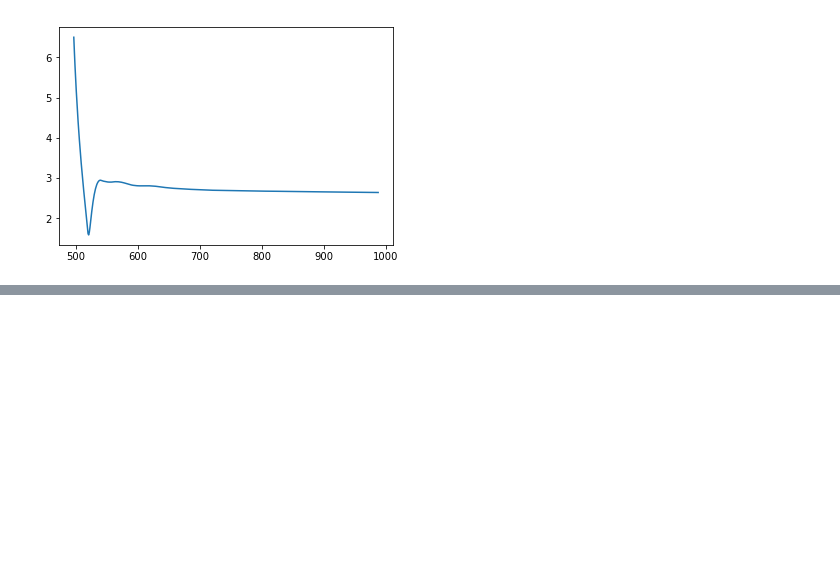
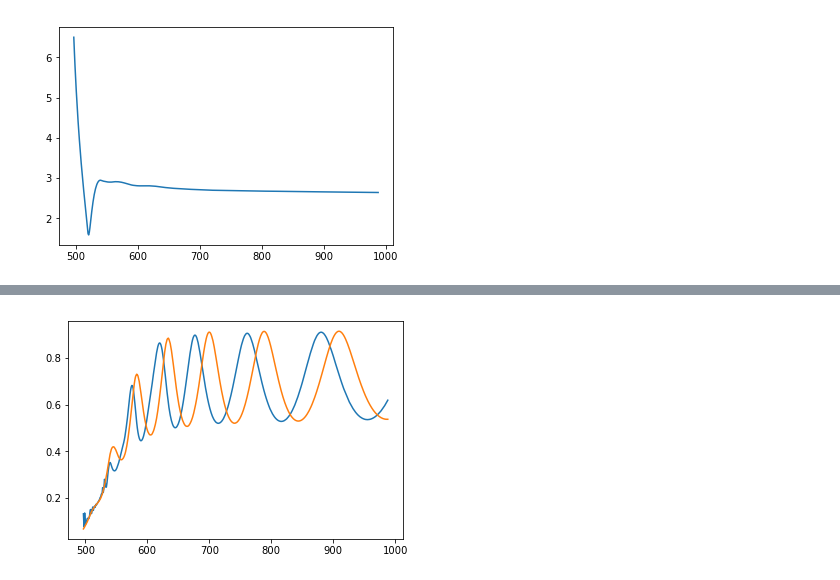
Before and after one commit to VolodyaCO/swanepoel, a Jupyter notebook: EnvelopeFORTRAN.ipynb, the cells around one changed output, grey strips where cells are left out. Saved outputs shown, nothing was run; the diff lists cells and outputs as text; code cells hidden in the pictures; blank space fills up the shorter version.

```diff
--- a/EnvelopeFORTRAN.ipynb
+++ b/EnvelopeFORTRAN.ipynb
@@ -84,0 +122,32 @@ d_values
+# %%
+# Ec. 16
+Ti = 2*top*bottom/(top+bottom)
+# Ec. 15
+F = 8*n*n*s/Ti
+x = (F - np.sqrt(F*F-(n*n-1)**3*(n*n-s*s*s*s)))/((n-1)**3*(n-s*s))
+# %%
+alpha1 = -np.log(x)/d1
+alpha2 = -np.log(x)/d2
+# %%
+# Swaneopel function for transmision:
+def T_at_lambda(lam, n, s, d, alpha):
+    """
+    n and alpha are NOT functions of lam in this function.
+    The function computes equaiton (4) of Swanepoel's paper.
+    """
+    A = 16*n*n*s
+    B = (n+1)**3*(n+s*s)
+    C = 2*(n*n-1)*(n*n-s*s)
+    D = (n-1)**3*(n-s*s)
+    phi = 4*np.pi*n*d/lam
+    x = np.exp(-alpha*d)
+    return A*x/(B-C*x*np.cos(phi)+ D*x*x)
+# %%
+predicted1 = [T_at_lambda(lambdas[i], n[i], s[i], d1, alpha1[i]) for i in range(len(lambdas))]
+predicted2 = [T_at_lambda(lambdas[i], n[i], s[i], d2, alpha1[i]) for i in range(len(lambdas))]
+# %%
+plt.plot(lambdas, predicted1)
+plt.plot(lambdas, film)
+plt.show()
+# %% [output]
+[figure, added]
```
Also changed, not shown: parts of 19 cells of this notebook.
